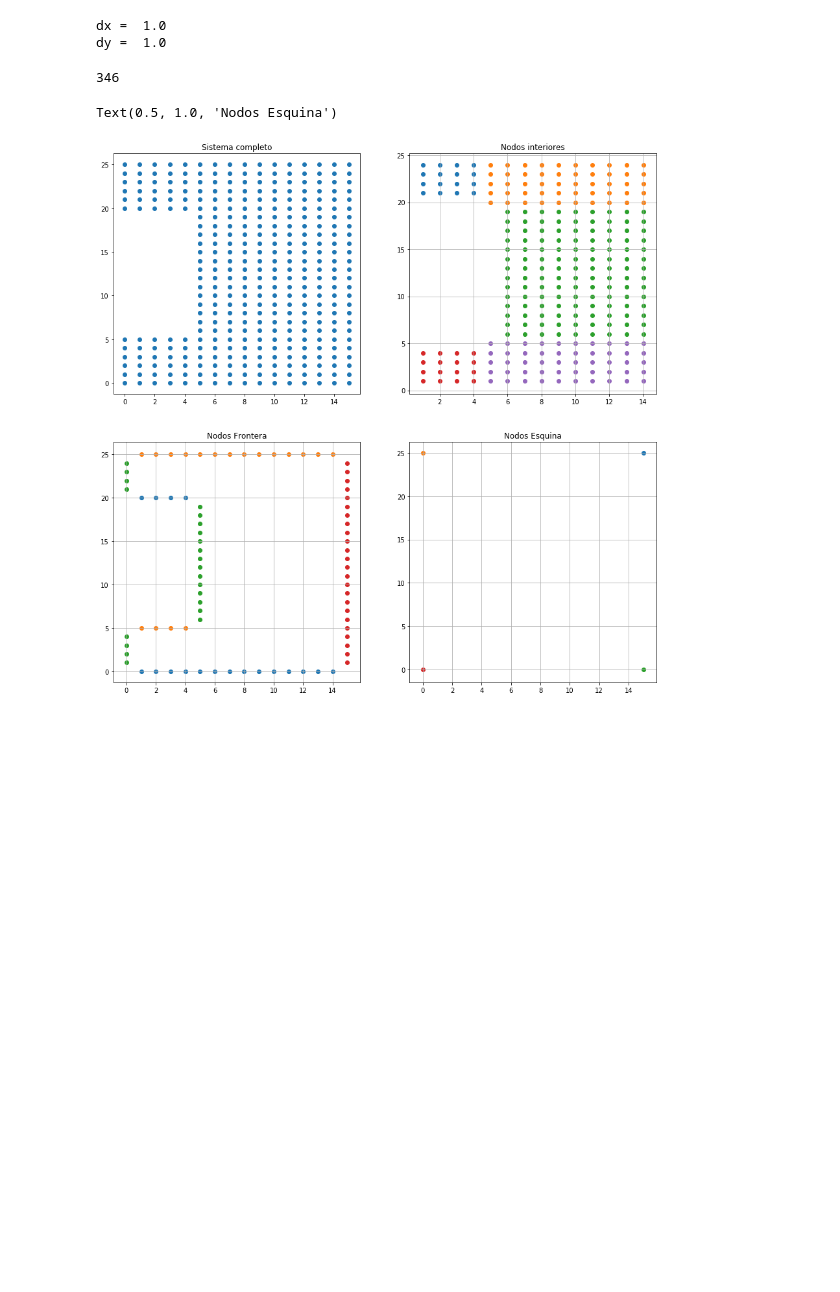
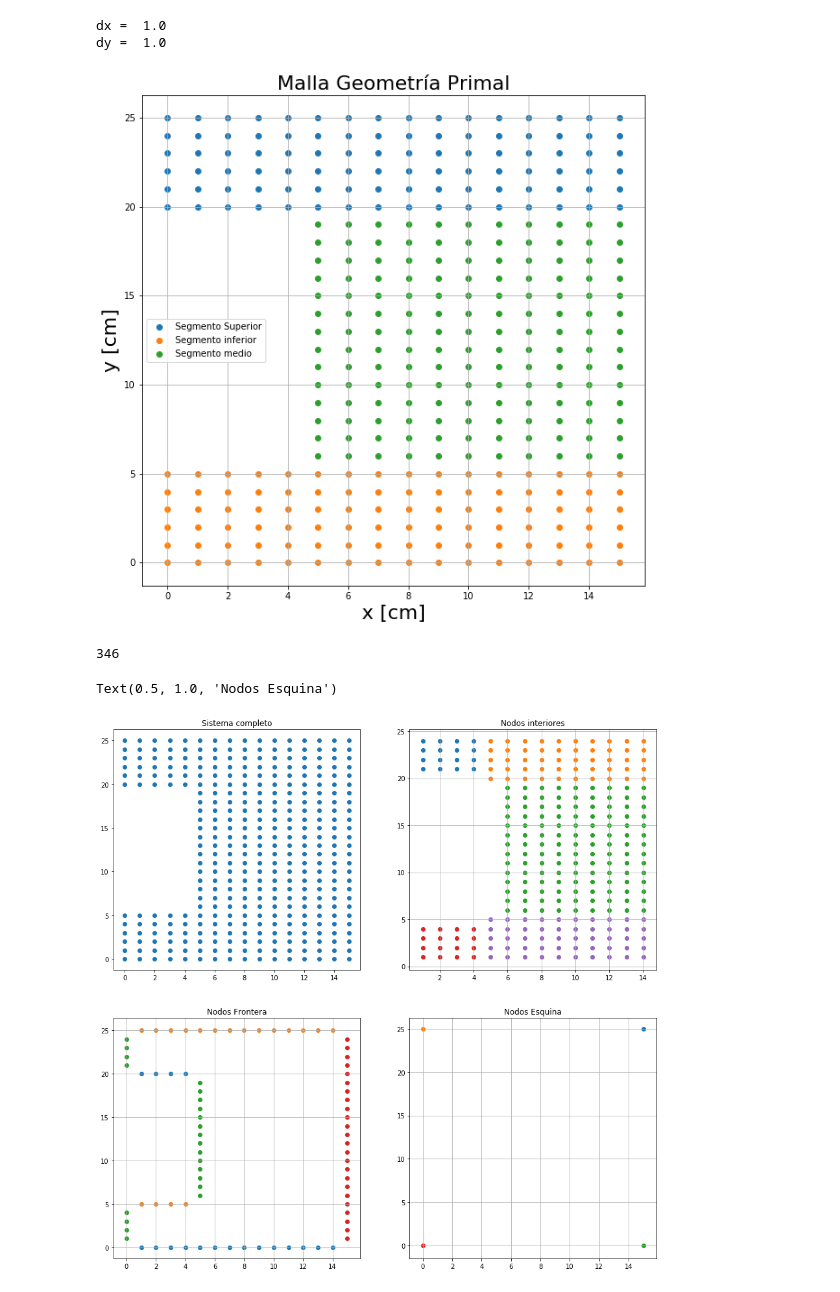
Before and after one commit to AndresFlorez-Git/Proyectos_Transferencia_de_Calor, a Jupyter notebook: Proyecto_2.ipynb, the cells around one changed output. Cells and saved outputs as stored; diff of their text form; code cells hidden in the pictures; blank space fills up the shorter version.

```diff
--- a/Proyecto_2.ipynb
+++ b/Proyecto_2.ipynb
@@ -9,7 +9,7 @@ Ny = 16  # 16 es el número mágico
 h1 = 1
 h2 = 1
 k = 50
-q = 5
+q = 5e3
 
 
 ###################### NO TOCAR #################################
@@ -27,33 +27,34 @@ y1 = np.linspace(0,5,5/dy +1)
 x2 = np.linspace(5,15,Nx)
 y2 = np.linspace(5,20,Ny)
 y2 = y2[1:Ny-1]
 
 
 x3 = np.arange(0,15+dx/2,dx)
 y3 = np.linspace(20,25,(5/dy) +1)
 
 X1, Y1 = np.meshgrid(x1,y1)
 X2, Y2 = np.meshgrid(x2,y2)
 X3, Y3 = np.meshgrid(x3,y3)
 
 
 plt.figure(figsize=(10,10))
 
 
 plt.scatter(X3,Y3,label = 'Segmento Superior')
 plt.scatter(X1,Y1,label = 'Segmento inferior')
 plt.scatter(X2,Y2,label = 'Segmento medio')
 plt.title('Malla Geometría Primal',fontsize =22 )
 plt.xlabel('x [cm]',fontsize =22)
 plt.ylabel('y [cm]',fontsize =22)
 plt.grid()
 plt.legend(loc = 0)
 
 print('dx = ',dx)
 print('dy = ',dy)
 # %% [output]
 dx =  1.0
 dy =  1.0
+[figure, added]
 # %%
 tamano_total = np.shape(X1)[0]*np.shape(X1)[1] + np.shape(X2)[0]*np.shape(X2)[1] + np.shape(X3)[0]*np.shape(X3)[1]
 print(tamano_total)
```
Also changed, not shown: parts of 5 cells of this notebook.
